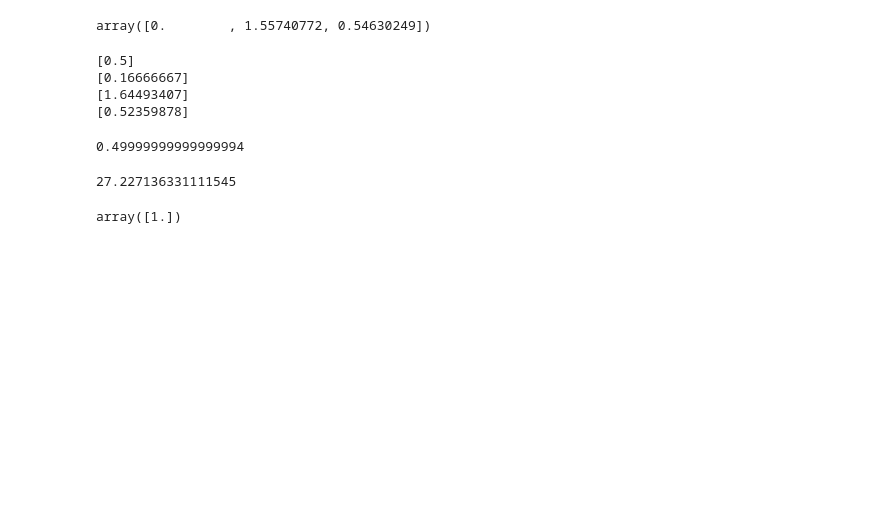
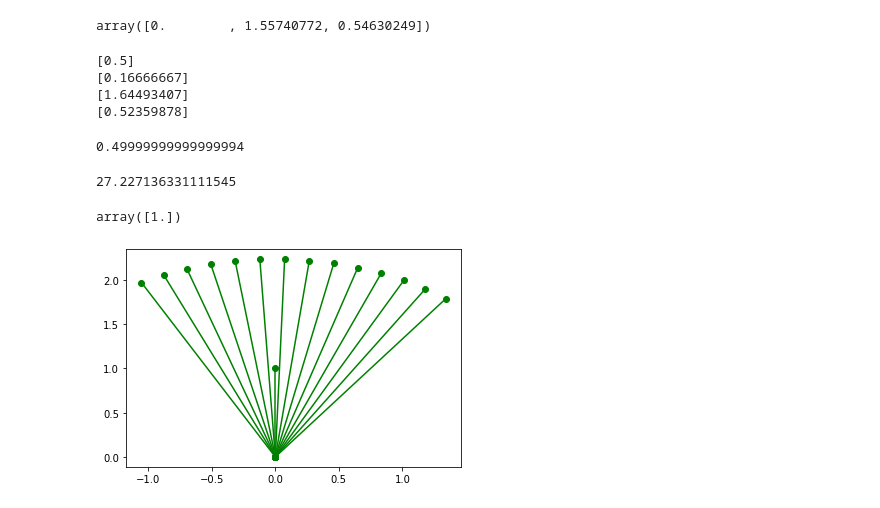
Before and after one commit to shanmukhan/pyds, a Jupyter notebook: matplotlib/matplotlib.ipynb, the cells around one changed output. Saved outputs shown, nothing was run; the diff lists cells and outputs as text; code cells hidden in the pictures; blank space fills up the shorter version.

Commit message:
added plot with rotation vector

```diff
--- a/matplotlib/matplotlib.ipynb
+++ b/matplotlib/matplotlib.ipynb
@@ -129,3 +129,26 @@ np.arcsin(0.5) * 52
 np.sin([np.deg2rad(90)])
 # %% [output]
 array([1.])
+# %%
+import time
+plt.plot([0, 0], [0, 1], 'g-', marker='o',)
+
+AB = ([0, 2], [0, 1])
+
+initial_tan_theta = np.rad2deg(np.arctan([AB[1][1]/AB[0][1]])) # oop/adj  -- 1/2
+
+hypot = np.hypot(1, 2)  # perpendicular, base
+
+for n in np.arange(initial_tan_theta, 95, 5):
+
+    rad = np.deg2rad(n)
+    opp_side, base = (np.sin(rad) * hypot), (np.cos(rad) * hypot)
+#     print(opp_side, base)
+    opp_side, base = np.dot([[1, 2]], [[np.cos(rad), -np.sin(rad)], [np.sin(rad), np.cos(rad)]])[0]
+
+    plt.plot([0, base], [0, opp_side], 'g-', marker='o',)
+#     time.sleep(0.1)
+
+plt.show()
+# %% [output]
+[figure, added]
```
